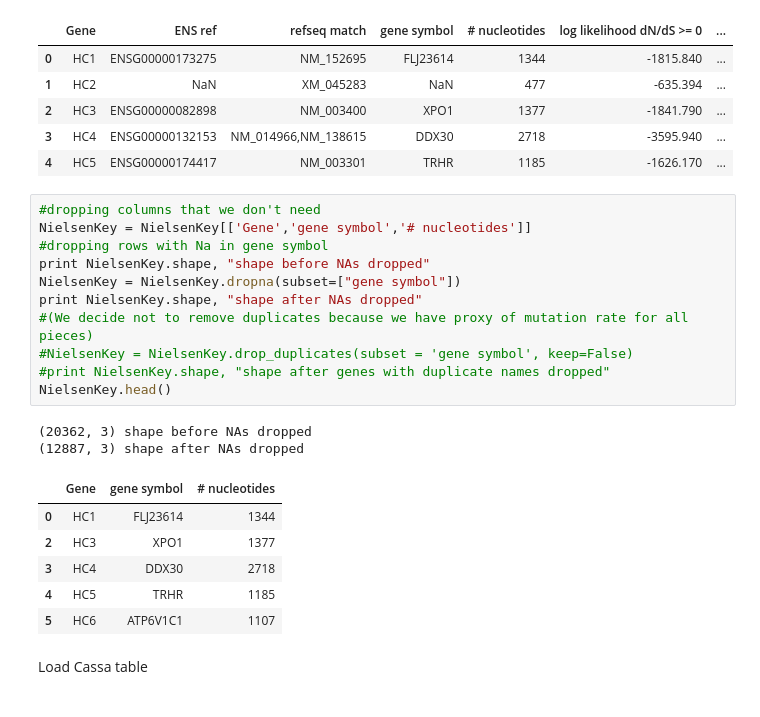
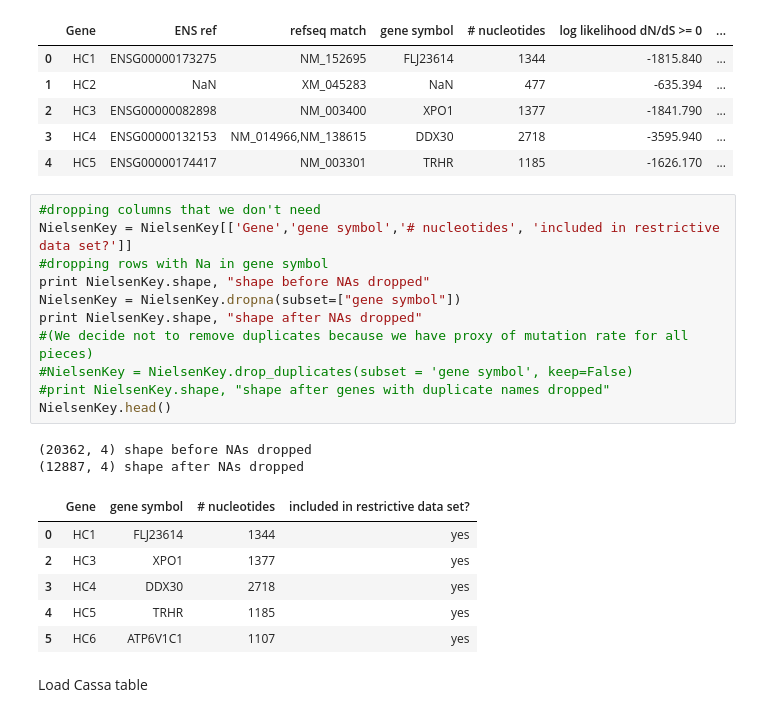
Before and after one commit to leandraking/20160401NPEB_data, a Jupyter notebook: 20160402NPEB_data.ipynb, the cells around one changed output. Cells and saved outputs as stored; diff of their text form.

```diff
--- a/20160402NPEB_data.ipynb
+++ b/20160402NPEB_data.ipynb
@@ -24,24 +26,24 @@ NielsenKey.head()
 | 4 | HC5 | ENSG00000174417 | NM_003301 | TRHR | 1185 | -1626.170 | ... |
 # %%
 #dropping columns that we don't need
-NielsenKey = NielsenKey[['Gene','gene symbol','# nucleotides']]
+NielsenKey = NielsenKey[['Gene','gene symbol','# nucleotides', 'included in restrictive data set?']]
 #dropping rows with Na in gene symbol
 print NielsenKey.shape, "shape before NAs dropped"
 NielsenKey = NielsenKey.dropna(subset=["gene symbol"])
 print NielsenKey.shape, "shape after NAs dropped"
 #(We decide not to remove duplicates because we have proxy of mutation rate for all pieces)
 #NielsenKey = NielsenKey.drop_duplicates(subset = 'gene symbol', keep=False)
 #print NielsenKey.shape, "shape after genes with duplicate names dropped"
 NielsenKey.head()
 # %% [output]
-(20362, 3) shape before NAs dropped
-(12887, 3) shape after NAs dropped
+(20362, 4) shape before NAs dropped
+(12887, 4) shape after NAs dropped
-|  | Gene | gene symbol | # nucleotides |
-| 0 | HC1 | FLJ23614 | 1344 |
-| 2 | HC3 | XPO1 | 1377 |
-| 3 | HC4 | DDX30 | 2718 |
-| 4 | HC5 | TRHR | 1185 |
-| 5 | HC6 | ATP6V1C1 | 1107 |
+|  | Gene | gene symbol | # nucleotides | included in restrictive data set? |
+| 0 | HC1 | FLJ23614 | 1344 | yes |
+| 2 | HC3 | XPO1 | 1377 | yes |
+| 3 | HC4 | DDX30 | 2718 | yes |
+| 4 | HC5 | TRHR | 1185 | yes |
+| 5 | HC6 | ATP6V1C1 | 1107 | yes |
 # %% [markdown]
 Load Cassa table
 # %%
```
Also changed, not shown: parts of 16 cells of this notebook, 14 other files.
